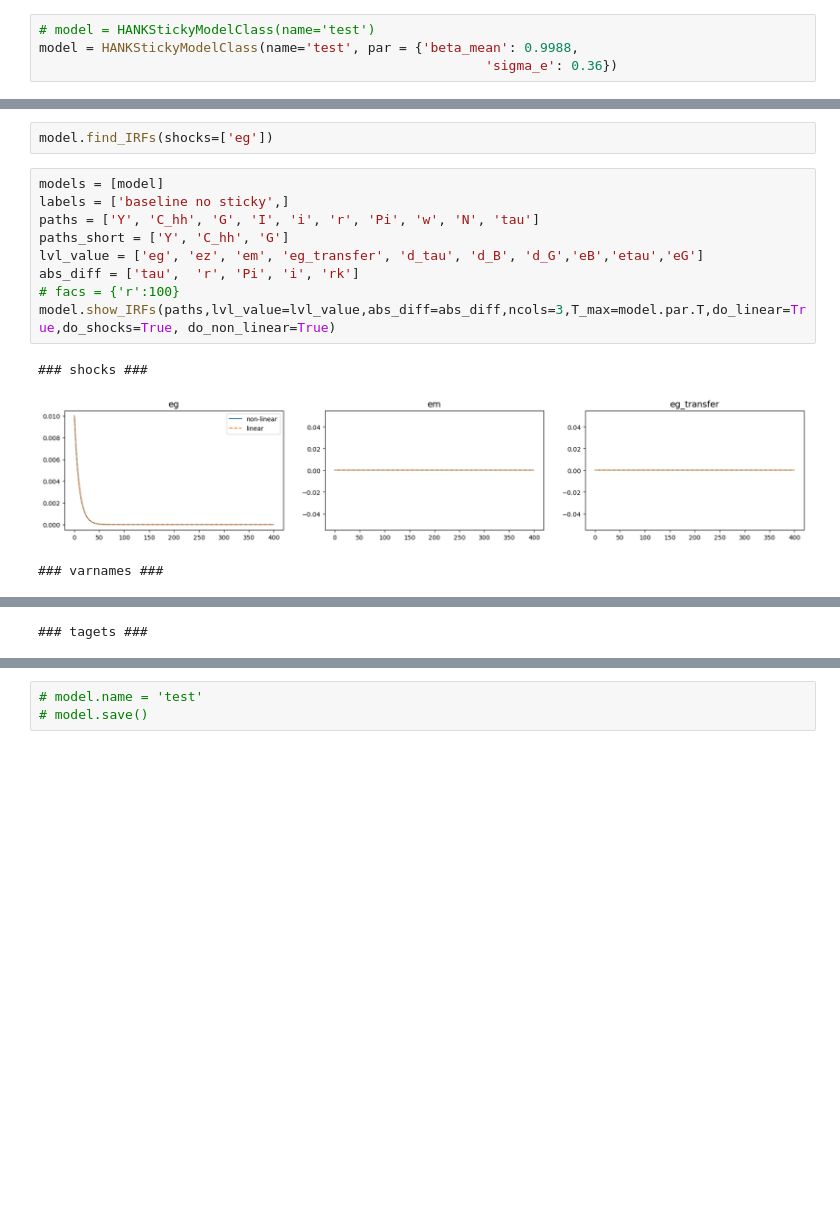
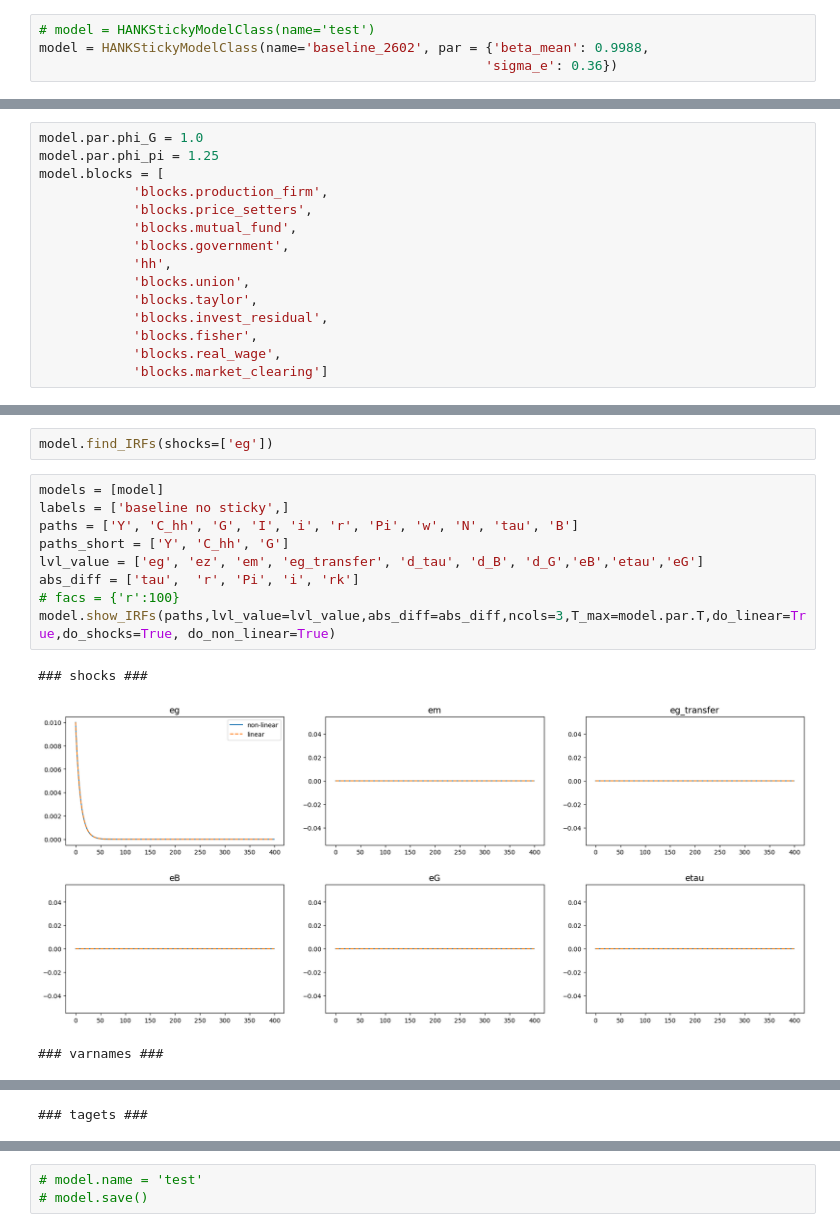
Before and after one commit to YanWin/StickyInformationHANK, a Jupyter notebook: notebooks/Tests_Examples/HANKSticky_minimal.ipynb, the cells around one changed output, grey strips where cells are left out. Drawn from its saved outputs; the diff is of its cells as text; blank space fills up the shorter version.

Commit message:
Pre changes to blocks to account for crowding out (28-02)

```diff
--- a/notebooks/Tests_Examples/HANKSticky_minimal.ipynb
+++ b/notebooks/Tests_Examples/HANKSticky_minimal.ipynb
@@ -11,7 +11,7 @@ from copy import deepcopy
 from HANKStickyModel import HANKStickyModelClass
 # %%
 # model = HANKStickyModelClass(name='test')
-model = HANKStickyModelClass(name='test', par = {'beta_mean': 0.9988,
+model = HANKStickyModelClass(name='baseline_2602', par = {'beta_mean': 0.9988,
                                                          'sigma_e': 0.36})
 # %%
 # model2 = HANKStickyModelClass(name='test')
@@ -72,0 +50,15 @@ full Jacobian to shocks computed in 5.6 secs [in evaluate_blocks(): 2.0 secs]
+# %%
+model.par.phi_G = 1.0
+model.par.phi_pi = 1.25
+model.blocks = [
+            'blocks.production_firm',
+            'blocks.price_setters',
+            'blocks.mutual_fund',
+            'blocks.government',
+            'hh',
+            'blocks.union',
+            'blocks.taylor',
+            'blocks.invest_residual',
+            'blocks.fisher',
+            'blocks.real_wage',
+            'blocks.market_clearing']
@@ -95,13 +95,13 @@ model.find_IRFs(shocks=['eg'])
 # %%
 models = [model]
 labels = ['baseline no sticky',]
-paths = ['Y', 'C_hh', 'G', 'I', 'i', 'r', 'Pi', 'w', 'N', 'tau']
+paths = ['Y', 'C_hh', 'G', 'I', 'i', 'r', 'Pi', 'w', 'N', 'tau', 'B']
 paths_short = ['Y', 'C_hh', 'G']
 lvl_value = ['eg', 'ez', 'em', 'eg_transfer', 'd_tau', 'd_B', 'd_G','eB','etau','eG']
 abs_diff = ['tau',  'r', 'Pi', 'i', 'rk']
 # facs = {'r':100}
 model.show_IRFs(paths,lvl_value=lvl_value,abs_diff=abs_diff,ncols=3,T_max=model.par.T,do_linear=True,do_shocks=True, do_non_linear=True)
 # %% [output]
 ### shocks ###
-[figure, old version]
+[figure, new version]
 ### varnames ###
```
Also changed, not shown: parts of 19 cells of this notebook, 7 other files.
